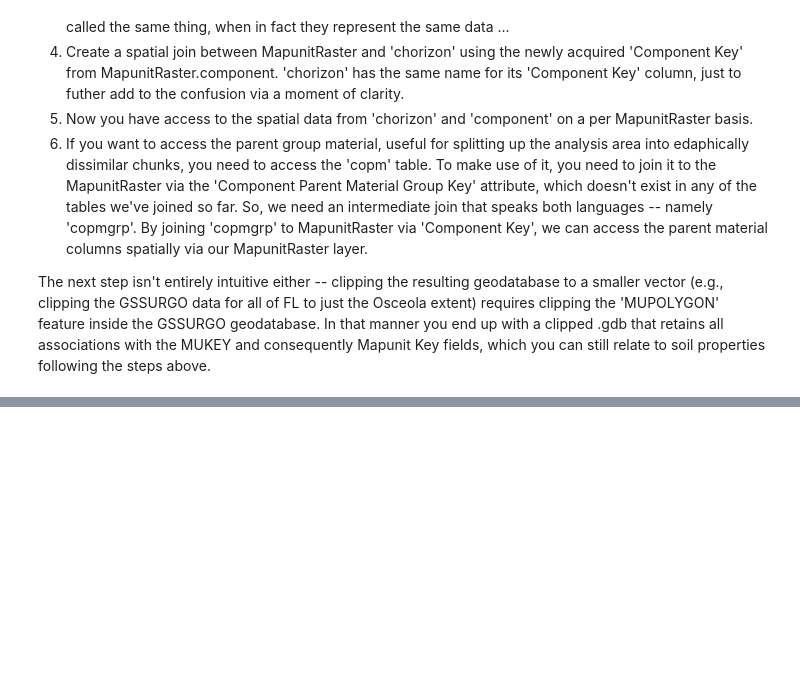
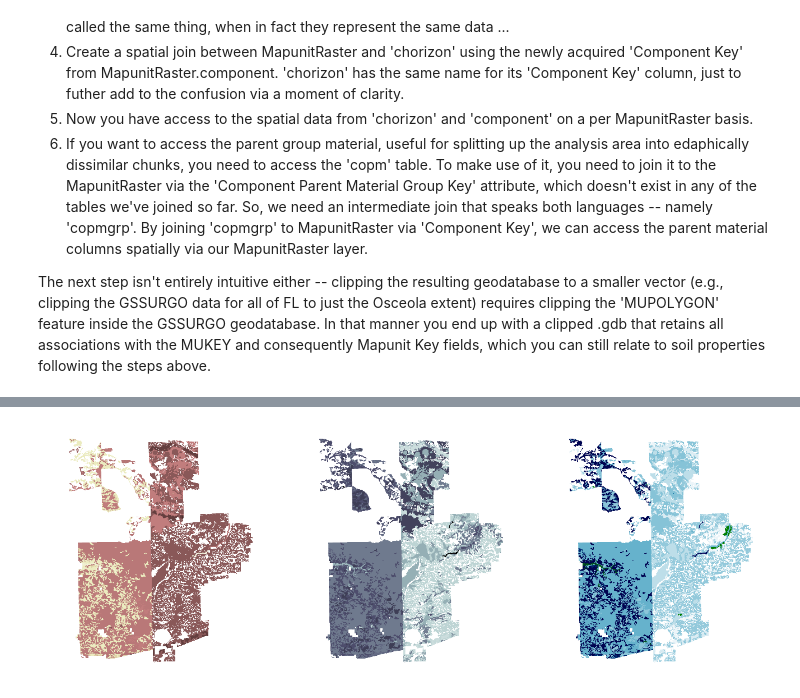
Before and after one commit to djkrofch/Osceola, a Jupyter notebook: Osceola_ModelSetup.ipynb, the cells around one changed output, grey strips where cells are left out. Drawn from its saved outputs; the diff is of its cells as text; code cells hidden in the pictures; blank space fills up the shorter version.

Commit message:
Reorganized the notebook
and wrote some custom raster import and plotting functions to
dramatically clean up the notebook. Still need to wrap everything up
into a module to further clean the code.

```diff
--- a/Osceola_ModelSetup.ipynb
+++ b/Osceola_ModelSetup.ipynb
@@ -0,0 +6,15 @@
+# %%
+# Load required libraries and establish data directories
+
+# ------- Notebook config
+%matplotlib inline
+import matplotlib.pyplot as plt
+import matplotlib
+
+# ------- Load dependencies
+import pandas as pd
+import numpy as np
+import seaborn as sns
+import gdal, os, osr
+
+dataDir = 'Z:/Dan K/Osceola/'
@@ -17,0 +86,15 @@ The next step isn't entirely intuitive either -- clipping the resulting geodatab
+# %%
+sand = importRaster(dataDir + 'Ecoregion Generation/osceola_sand.tif')
+silt = importRaster(dataDir + 'Ecoregion Generation/osceola_silt.tif')
+clay = importRaster(dataDir + 'Ecoregion Generation/osceola_clay.tif')
+
+f, (ax1, ax2, ax3) = plt.subplots(1,3, figsize = (24,8))
+plotRaster(sand, ax1, cmap = 'pink_r', vmin = 70, vmax = 100)
+plotRaster(silt, ax2, cmap = 'bone_r', vmin = 0, vmax = 10)
+plotRaster(clay, ax3, cmap = 'ocean_r', vmin = 0, vmax = 25)
+plt.subplots_adjust(wspace = 0, hspace = 0.05)
+for ax in f.axes:
+    ax.set_xticklabels('')
+    ax.set_yticklabels('')
+# %% [output]
+[figure, added]
```
Also changed, not shown: parts of 7 cells of this notebook.
